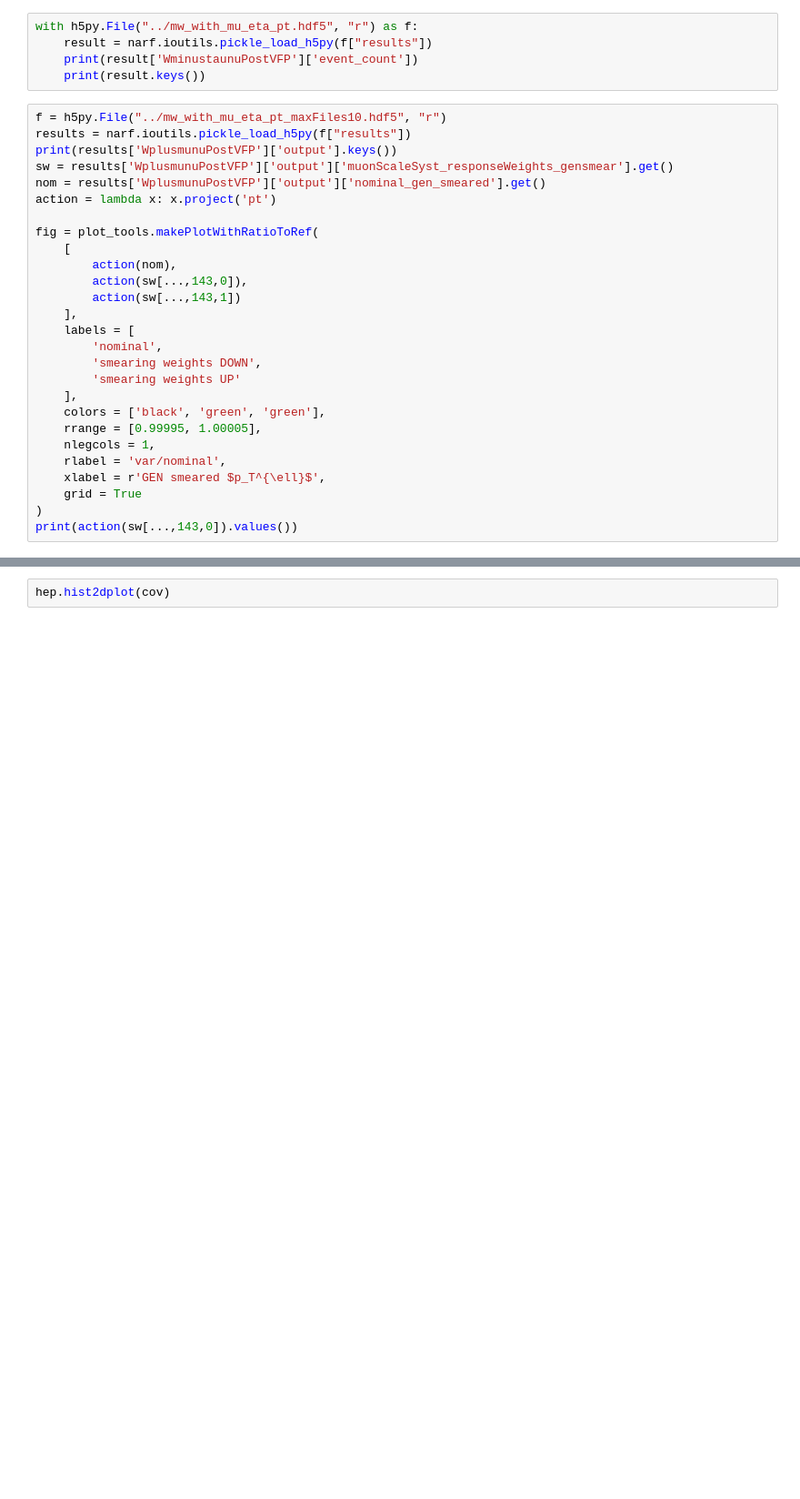
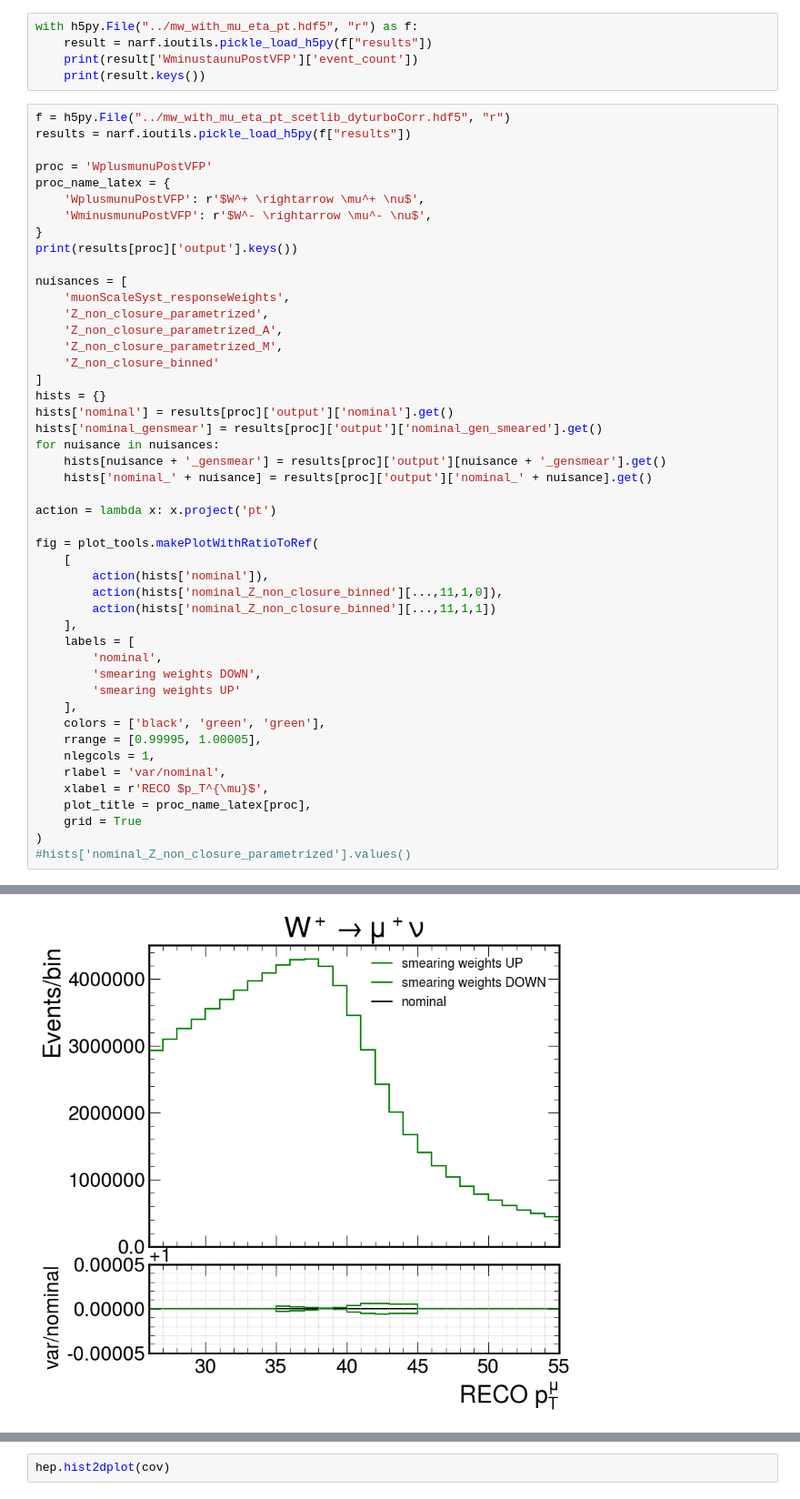
Before and after one commit to bendavid/WRemnants, a Jupyter notebook: notebooks/muonMomentumScale.ipynb, the cells around one changed output, grey strips where cells are left out. Shown at 91% size. Saved outputs shown, nothing was run; the diff lists cells and outputs as text; blank space fills up the shorter version.

Commit message:
jupyter notebook checking non-closure histograms

```diff
--- a/notebooks/muonMomentumScale.ipynb
+++ b/notebooks/muonMomentumScale.ipynb
@@ -19,18 +19,37 @@ with h5py.File("../mw_with_mu_eta_pt.hdf5", "r") as f:
     print(result['WminustaunuPostVFP']['event_count'])
     print(result.keys())
 # %%
-f = h5py.File("../mw_with_mu_eta_pt_maxFiles10.hdf5", "r")
+f = h5py.File("../mw_with_mu_eta_pt_scetlib_dyturboCorr.hdf5", "r")
 results = narf.ioutils.pickle_load_h5py(f["results"])
-print(results['WplusmunuPostVFP']['output'].keys())
-sw = results['WplusmunuPostVFP']['output']['muonScaleSyst_responseWeights_gensmear'].get()
-nom = results['WplusmunuPostVFP']['output']['nominal_gen_smeared'].get()
+
+proc = 'WplusmunuPostVFP'
+proc_name_latex = {
+    'WplusmunuPostVFP': r'$W^+ \rightarrow \mu^+ \nu$',
+    'WminusmunuPostVFP': r'$W^- \rightarrow \mu^- \nu$',
+}
+print(results[proc]['output'].keys())
+
+nuisances = [
+    'muonScaleSyst_responseWeights',
+    'Z_non_closure_parametrized',
+    'Z_non_closure_parametrized_A',
+    'Z_non_closure_parametrized_M',
+    'Z_non_closure_binned'
+]
+hists = {}
+hists['nominal'] = results[proc]['output']['nominal'].get()
+hists['nominal_gensmear'] = results[proc]['output']['nominal_gen_smeared'].get()
+for nuisance in nuisances:
+    hists[nuisance + '_gensmear'] = results[proc]['output'][nuisance + '_gensmear'].get()
+    hists['nominal_' + nuisance] = results[proc]['output']['nominal_' + nuisance].get()
+
 action = lambda x: x.project('pt')
 
 fig = plot_tools.makePlotWithRatioToRef(
     [
-        action(nom),
-        action(sw[...,143,0]),
-        action(sw[...,143,1])
+        action(hists['nominal']),
+        action(hists['nominal_Z_non_closure_binned'][...,11,1,0]),
+        action(hists['nominal_Z_non_closure_binned'][...,11,1,1])
     ],
     labels = [
         'nominal',
@@ -41,7 +60,9 @@ fig = plot_tools.makePlotWithRatioToRef(
     rrange = [0.99995, 1.00005],
     nlegcols = 1,
     rlabel = 'var/nominal',
-    xlabel = r'GEN smeared $p_T^{\ell}$',
+    xlabel = r'RECO $p_T^{\mu}$',
+    plot_title = proc_name_latex[proc],
     grid = True
 )
-print(action(sw[...,143,0]).values())
+#hists['nominal_Z_non_closure_parametrized'].values()
+# %% [output]
@@ -47,0 +70 @@ print(action(sw[...,143,0]).values())
+[figure, added]
```
Also changed, not shown: parts of 15 cells of this notebook.
